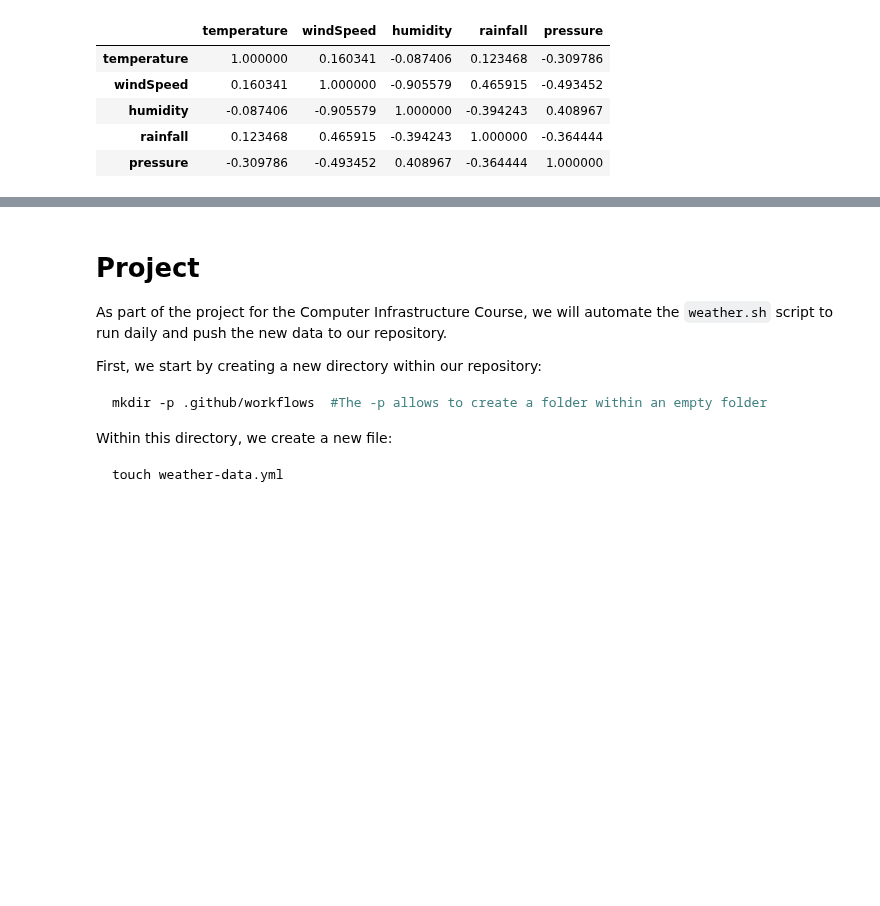
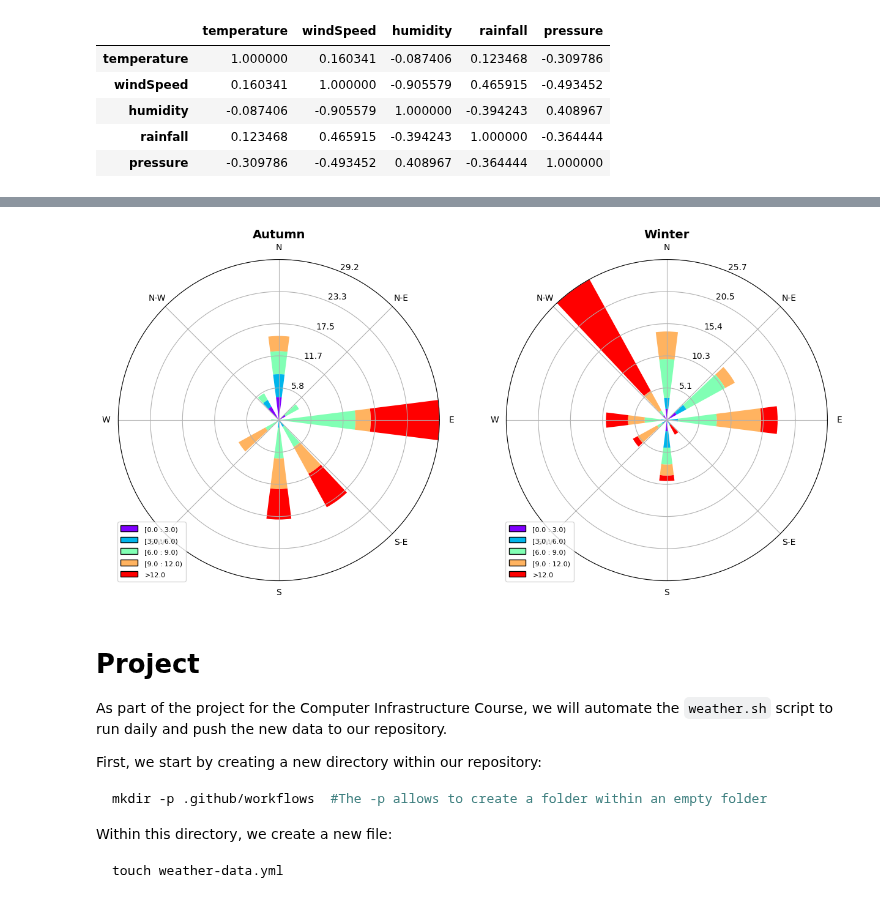
Before and after one commit to gfmg/CI_gfmg, a Jupyter notebook: weather.ipynb, the cells around one changed output, grey strips where cells are left out. Saved outputs shown, nothing was run; the diff lists cells and outputs as text; code cells hidden in the pictures; blank space fills up the shorter version.

Commit message:
Adding a windrose. Last steps

```diff
--- a/weather.ipynb
+++ b/weather.ipynb
@@ -152,6 +155,14 @@ Although we have downloaded data for just a few days, we can plot the trends in
 # But I later used chatGPT for the last touch.
 # Basically I add together the date column after converting it to a string to the reportTime column, and then convert all of it to datetime.
 wdata['timestamp'] = pd.to_datetime(wdata['date'] + ' ' + wdata['reportTime'],format='%d-%m-%Y %H:%M')
+
+#Extracting season and month for analysis later https://stackoverflow.com/questions/69024042/seasonal-windrose-subplots
+wdata['month'] = pd.to_datetime(wdata['timestamp']).dt.month
+wdata["season"] = wdata["timestamp"].dt.month%12 //3 +1
+
+season_dict = {1: "winter", 2: "spring",
+               3: "summer", 4: "autumn"}
+wdata["season"] = wdata["season"].map(season_dict)
 # %%
 # Setting the TimeStamp as the index for plotting:
 wdata.set_index('timestamp',inplace=True)
@@ -227,3 +240,23 @@ wdata[dcolumns].corr()
+# %%
+# Idea from: https://stackoverflow.com/questions/69024042/seasonal-windrose-subplots
+# Slightly modified to fit the data we have.
+
+seasons = wdata['season'].unique()
+bins= np.arange(0, 15, 3)
+nrows, ncols = 2, 2
+fig = plt.figure(figsize=(15, 15))
+fig.tight_layout()
+for i, season in enumerate(seasons):
+    d =  wdata[wdata["season"].eq(season)].reset_index(drop=True)
+    ax = fig.add_subplot(nrows, ncols, i + 1, projection="windrose")
+    ax.set_title(season.capitalize(),fontsize=14, weight='bold')
+    ax.bar(d["windDirection"], d["windSpeed"],
+           normed=True, opening=0.8,
+           bins=bins, cmap=cm.rainbow,
+           nsector=20)
+    ax.set_legend()
+# %% [output]
+[figure, added]
 # %% [markdown]
 # Project
 
```
Also changed, not shown: parts of 4 cells of this notebook, 1 other file.
